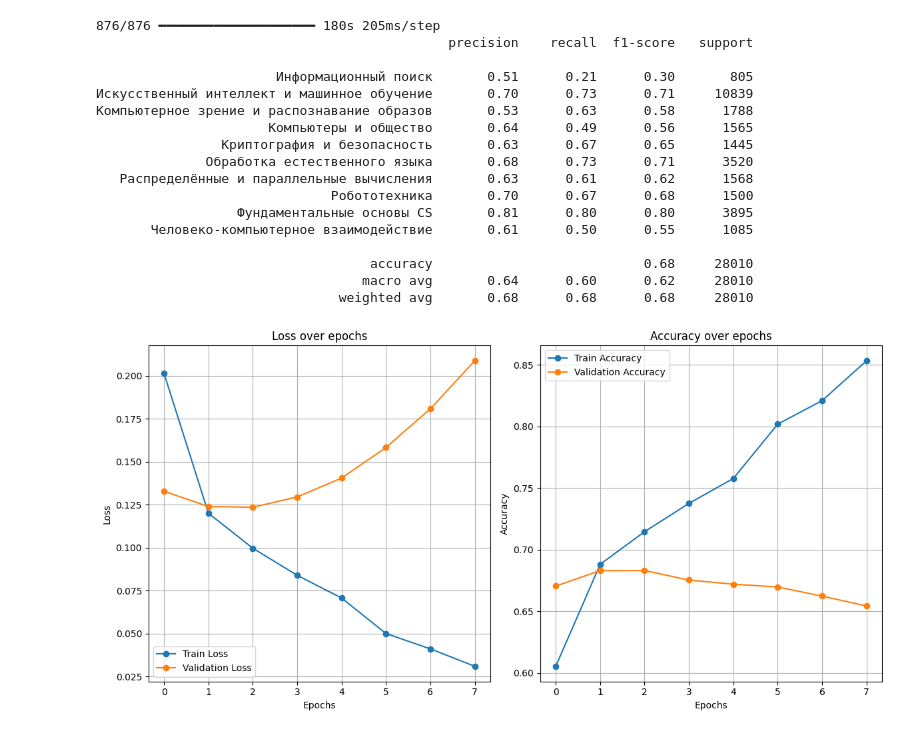
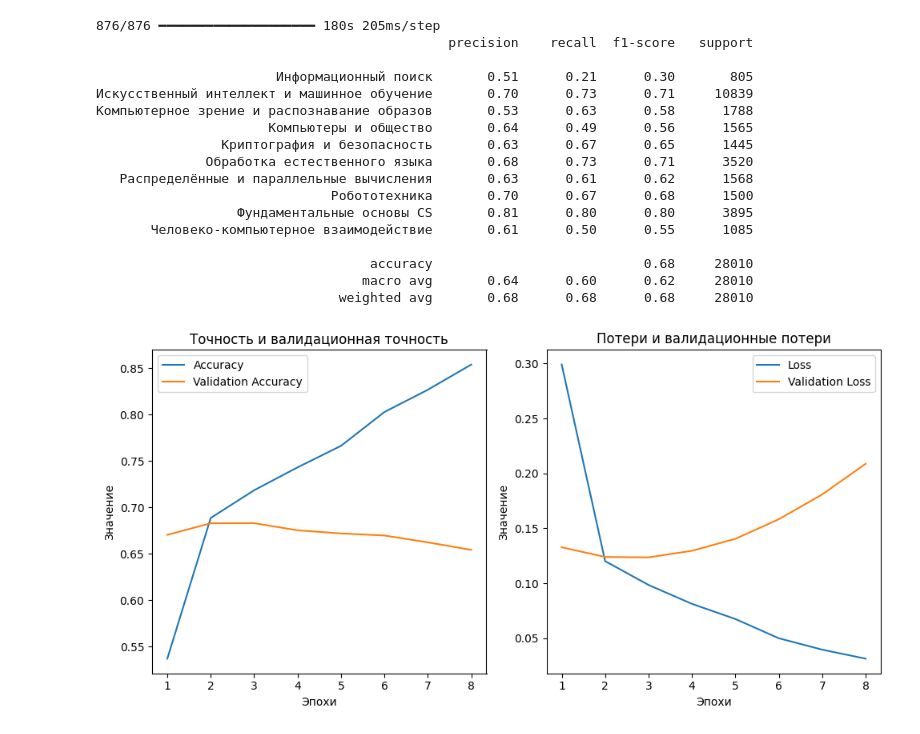
Before and after one commit to Cnaraa/websiteClassification, a Jupyter notebook: Website_Classification_RU.ipynb, the cells around one changed output. Cells and saved outputs as stored; diff of their text form; code cells hidden in the pictures.

Commit message:
update graph

```diff
--- a/Website_Classification_RU.ipynb
+++ b/Website_Classification_RU.ipynb
@@ -257,38 +257,35 @@ print(classification_report(y_test, y_pred_classes, target_names=le.classes_))
                                    accuracy                           0.68     28010
                                   macro avg       0.64      0.60      0.62     28010
                                weighted avg       0.68      0.68      0.68     28010
-# %%
-import matplotlib.pyplot as plt
-
-train_loss = history.history['loss']
-val_loss = history.history['val_loss']
-train_accuracy = history.history['accuracy']
-val_accuracy = history.history['val_accuracy']
-
-plt.figure(figsize=(12, 6))
-
-plt.subplot(1, 2, 1)
-plt.plot(train_loss, label='Train Loss', marker='o')
-plt.plot(val_loss, label='Validation Loss', marker='o')
-plt.title('Loss over epochs')
-plt.xlabel('Epochs')
-plt.ylabel('Loss')
-plt.legend()
-plt.grid(True)
-
-plt.subplot(1, 2, 2)
-plt.plot(train_accuracy, label='Train Accuracy', marker='o')
-plt.plot(val_accuracy, label='Validation Accuracy', marker='o')
-plt.title('Accuracy over epochs')
-plt.xlabel('Epochs')
-plt.ylabel('Accuracy')
-plt.legend()
-plt.grid(True)
-
-plt.tight_layout()
-plt.show()
-# %% [output]
-[figure, removed]
+# %%
+import matplotlib.pyplot as plt
+
+epochs = range(1, 9)
+accuracy = [0.5368, 0.6886, 0.7185, 0.7432, 0.7664, 0.8029, 0.8269, 0.8541]
+val_accuracy = [0.6704, 0.6829, 0.6830, 0.6753, 0.6719, 0.6697, 0.6623, 0.6542]
+loss = [0.2991, 0.1202, 0.0985, 0.0813, 0.0675, 0.0500, 0.0396, 0.0314]
+val_loss = [0.1328, 0.1240, 0.1236, 0.1296, 0.1405, 0.1583, 0.1809, 0.2088]
+plt.figure(figsize=(10, 5))
+plt.subplot(1, 2, 1)
+plt.plot(epochs, accuracy, label='Accuracy')
+plt.plot(epochs, val_accuracy, label='Validation Accuracy')
+plt.title('Точность и валидационная точность')
+plt.xlabel('Эпохи')
+plt.ylabel('Значение')
+plt.legend()
+
+plt.subplot(1, 2, 2)
+plt.plot(epochs, loss, label='Loss')
+plt.plot(epochs, val_loss, label='Validation Loss')
+plt.title('Потери и валидационные потери')
+plt.xlabel('Эпохи')
+plt.ylabel('Значение')
+plt.legend()
+
+plt.tight_layout()
+plt.show()
+# %% [output]
+[figure, added]
 # %%
 import pickle
 # %%
```
